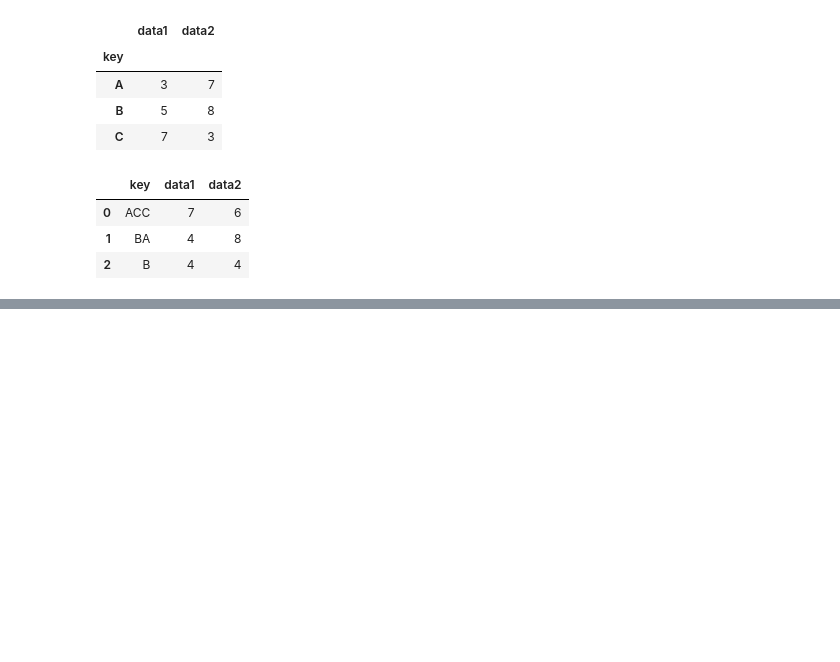
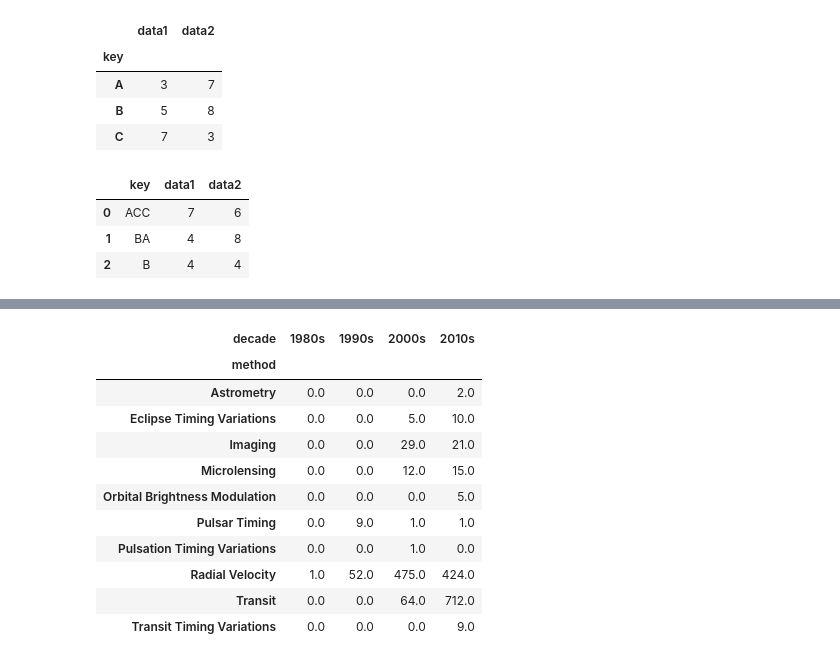
Before and after one commit to Venux09/Data_science_handbook_study, a Jupyter notebook: pandas-data_science_handbook/pandas_10.ipynb, the cells around one changed output, grey strips where cells are left out. Drawn from its saved outputs; the diff is of its cells as text; code cells hidden in the pictures; blank space fills up the shorter version.

Commit message:
add : finished the aggregation and grouping with example of doing grouping with aggregaton method and combining data

```diff
--- a/pandas-data_science_handbook/pandas_10.ipynb
+++ b/pandas-data_science_handbook/pandas_10.ipynb
@@ -388,0 +406,23 @@ df.groupby(L).sum()
+# %%
+decades = 10*(planets['year']//10)#here we first did the maximum integer of the years that multiplied it by 10
+# %%
+#setting the decades as str in order add s as decades
+decades = decades.astype(str)+'s'
+# %%
+decades.name = 'decade'#setting the name of the row or columns
+# %%
+planets.groupby(['method',decades])['number'].sum().unstack().fillna(0)#here we choose method as a key on decades then we choosed number out of them and sum them
+#unstacked them columns wise and filled the nan value with 0
+# %% [output]
+| decade | 1980s | 1990s | 2000s | 2010s |
+| method |  |  |  |  |
+| Astrometry | 0.0 | 0.0 | 0.0 | 2.0 |
+| Eclipse Timing Variations | 0.0 | 0.0 | 5.0 | 10.0 |
+| Imaging | 0.0 | 0.0 | 29.0 | 21.0 |
+| Microlensing | 0.0 | 0.0 | 12.0 | 15.0 |
+| Orbital Brightness Modulation | 0.0 | 0.0 | 0.0 | 5.0 |
+| Pulsar Timing | 0.0 | 9.0 | 1.0 | 1.0 |
+| Pulsation Timing Variations | 0.0 | 0.0 | 1.0 | 0.0 |
+| Radial Velocity | 1.0 | 52.0 | 475.0 | 424.0 |
+| Transit | 0.0 | 0.0 | 64.0 | 712.0 |
+| Transit Timing Variations | 0.0 | 0.0 | 0.0 | 9.0 |
```
Also changed, not shown: parts of 1 cell of this notebook, 1 other file.
